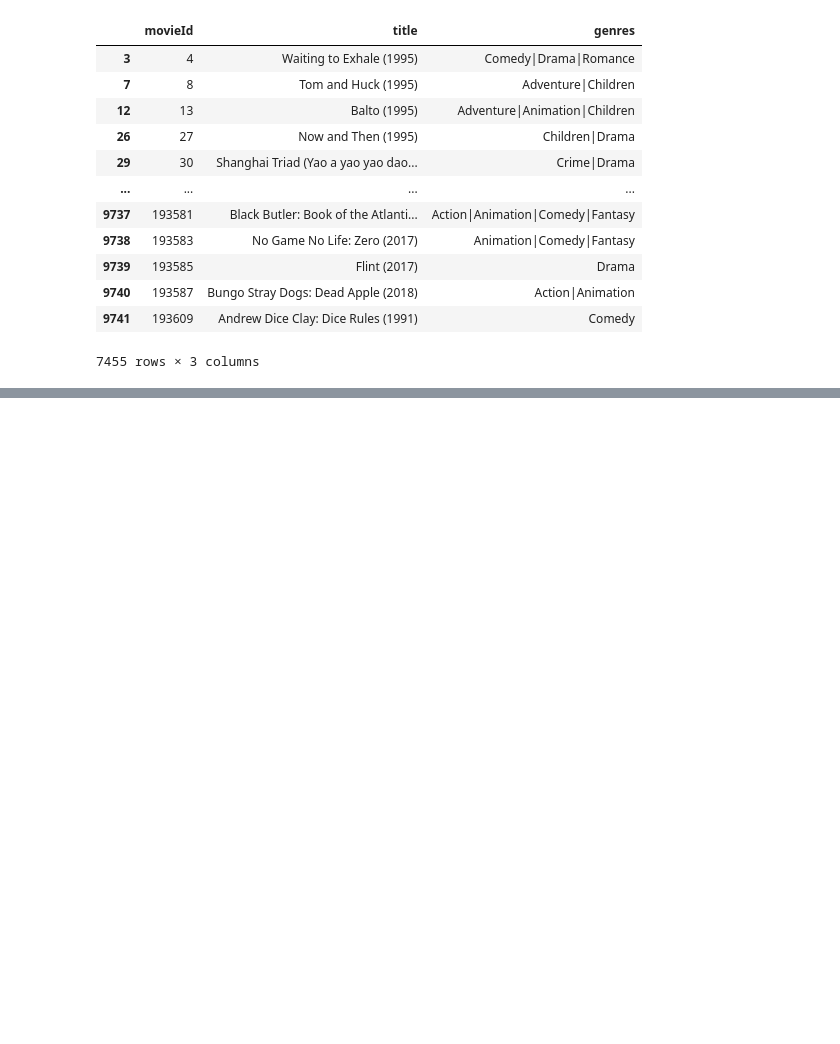
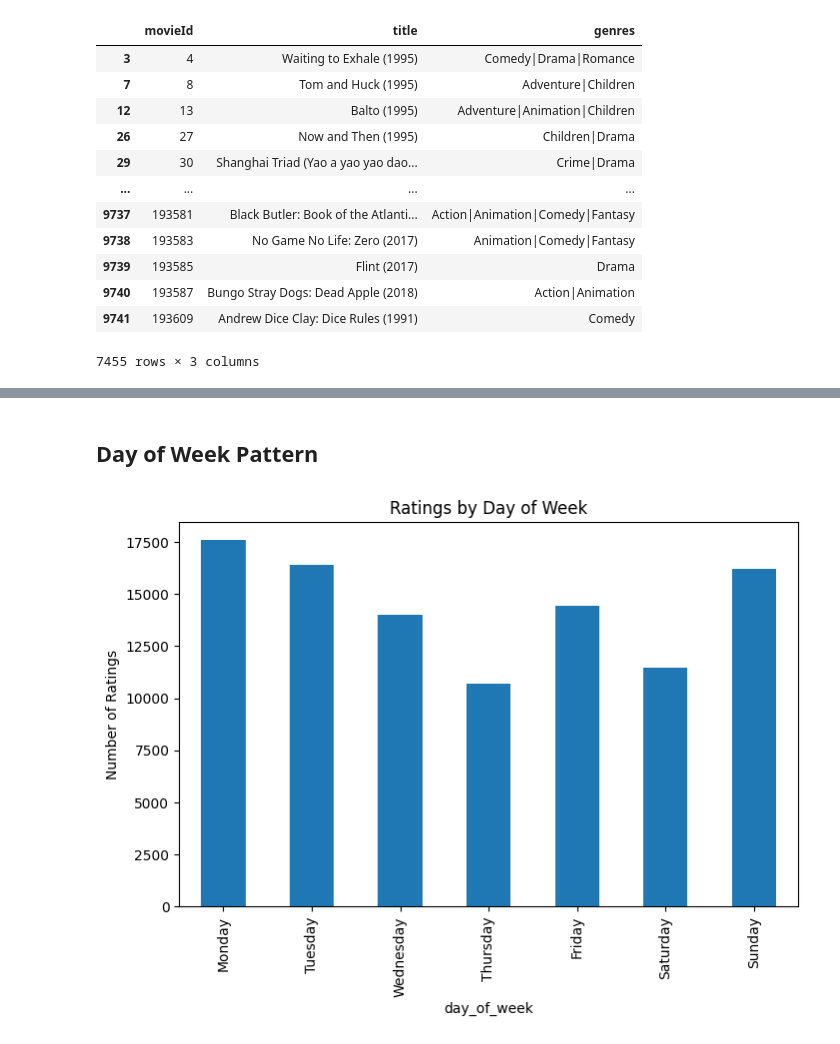
Before and after one commit to bhaskrr/next-gen-recommenders, a Jupyter notebook: notebooks/01_eda.ipynb, the cells around one changed output, grey strips where cells are left out. Cells and saved outputs as stored; diff of their text form; code cells hidden in the pictures; blank space fills up the shorter version.

Commit message:
added temporal pattern analysis

```diff
--- a/notebooks/01_eda.ipynb
+++ b/notebooks/01_eda.ipynb
@@ -326,0 +368,14 @@ Non-Popular Movies:
+# %% [markdown]
+## Day of Week Pattern
+# %%
+dow_counts = ratings_copy["day_of_week"].value_counts()
+
+plt.figure(figsize=(8,5))
+dow_counts.loc[
+    ["Monday","Tuesday","Wednesday","Thursday","Friday","Saturday","Sunday"]
+].plot(kind="bar")
+plt.title("Ratings by Day of Week")
+plt.ylabel("Number of Ratings")
+plt.show()
+# %% [output]
+[figure, added]
```
Also changed, not shown: parts of 18 cells of this notebook.
